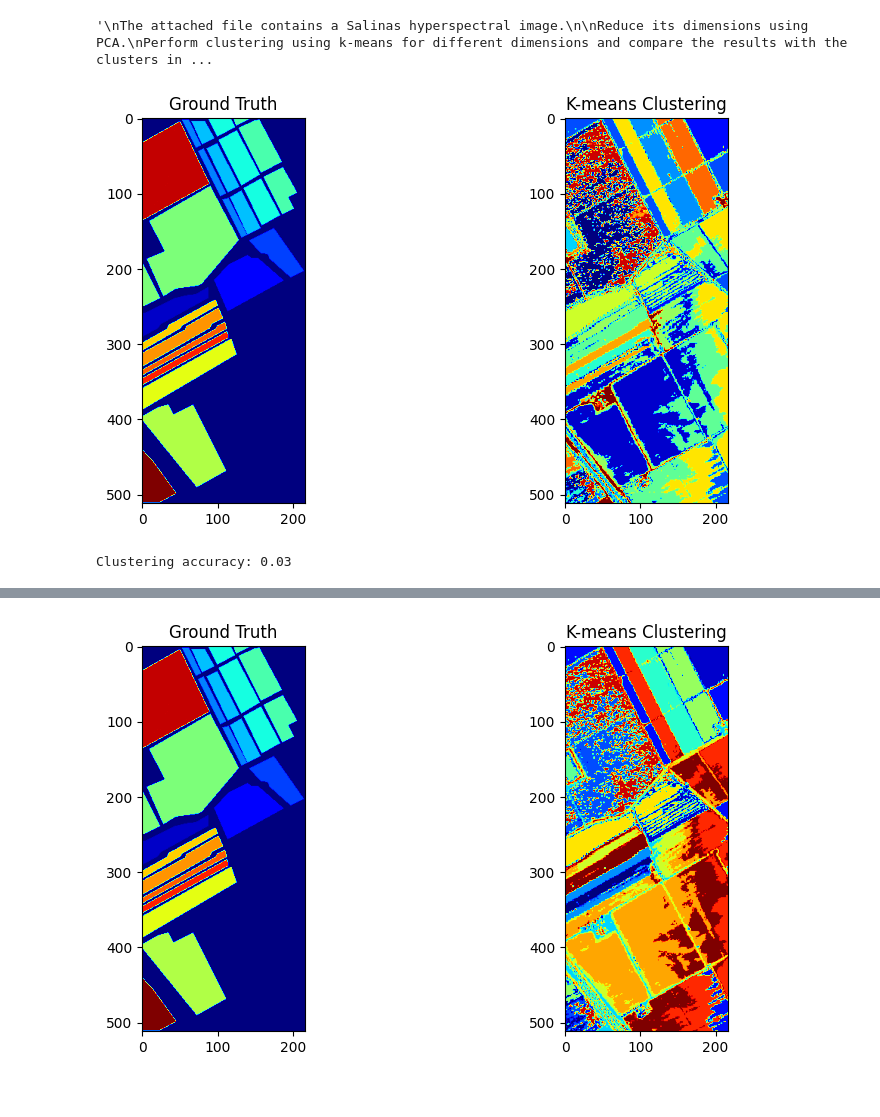
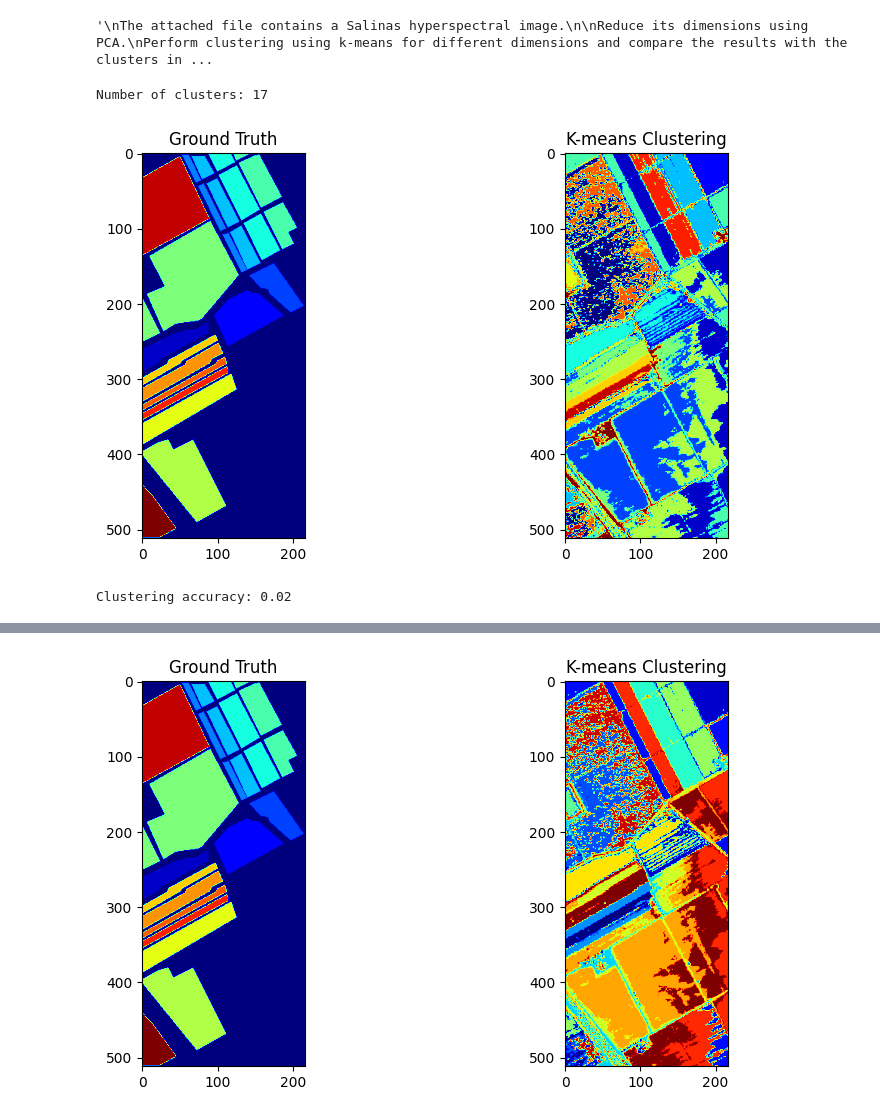
Before and after one commit to fouad1233/machine_learning_tutorials, a Jupyter notebook: 007_dimension_reduction/main.ipynb, the cells around one changed output, grey strips where cells are left out. Drawn from its saved outputs; the diff is of its cells as text; code cells hidden in the pictures.

```diff
--- a/007_dimension_reduction/main.ipynb
+++ b/007_dimension_reduction/main.ipynb
@@ -23,36 +23,38 @@ ground_truth = scipy.io.loadmat('Salinas_gt.mat')['salinas_gt']
 # Reshape the data to 2D array (pixels x bands)
 n_rows, n_cols, n_bands = data.shape
 data_reshaped = data.reshape((n_rows * n_cols, n_bands))
 
 # Apply PCA to reduce dimensions
 n_components = 216  # Number of principal components
 pca = PCA(n_components=n_components)
 data_pca = pca.fit_transform(data_reshaped)
-
+data_pca = data_reshaped
 # Perform k-means clustering
-n_clusters = len(np.unique(ground_truth)) - 1  # Number of clusters (excluding background)
-kmeans = KMeans(n_clusters=n_clusters)
+n_clusters = len(np.unique(ground_truth))  # Number of clusters (excluding background)
+print(f'Number of clusters: {n_clusters}')
+kmeans = KMeans(n_clusters=n_clusters, max_iter=10000)
 clusters = kmeans.fit_predict(data_pca)
 
 # Reshape clusters to original image shape
 clusters_image = clusters.reshape((n_rows, n_cols))
 
 # Plot the clustering results
 plt.figure(figsize=(10, 5))
 plt.subplot(1, 2, 1)
 plt.title('Ground Truth')
 plt.imshow(ground_truth, cmap='jet')
 plt.subplot(1, 2, 2)
 plt.title('K-means Clustering')
 plt.imshow(clusters_image, cmap='jet')
 plt.show()
 
 # Compare clustering results with ground truth
 ground_truth_flat = ground_truth.flatten()
 clusters_flat = clusters
-mask = ground_truth_flat > 0  # Exclude background
+mask = ground_truth_flat > -1 # Exclude background
 accuracy = accuracy_score(ground_truth_flat[mask], clusters_flat[mask])
 print(f'Clustering accuracy: {accuracy:.2f}')
 # %% [output]
+Number of clusters: 17
-[figure, old version]
+[figure, new version]
-Clustering accuracy: 0.03
+Clustering accuracy: 0.02
```
Also changed, not shown: parts of 4 cells of this notebook, 1 other file.
